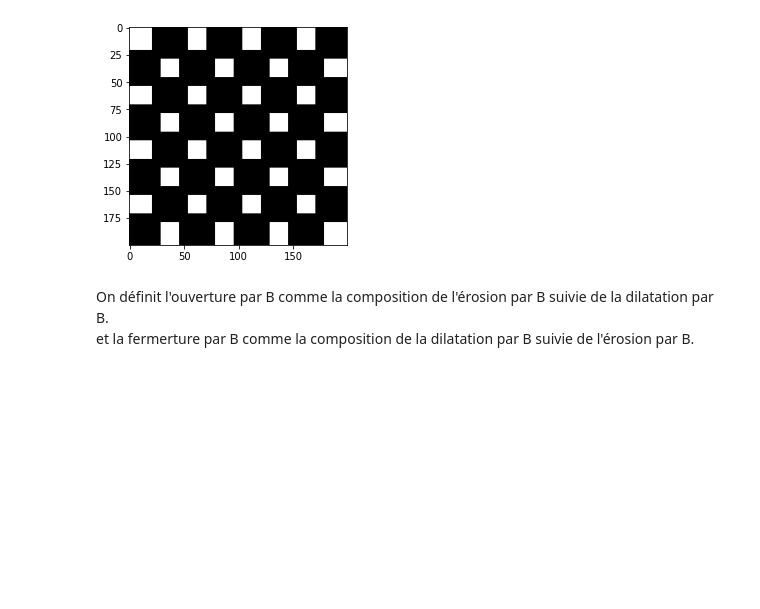
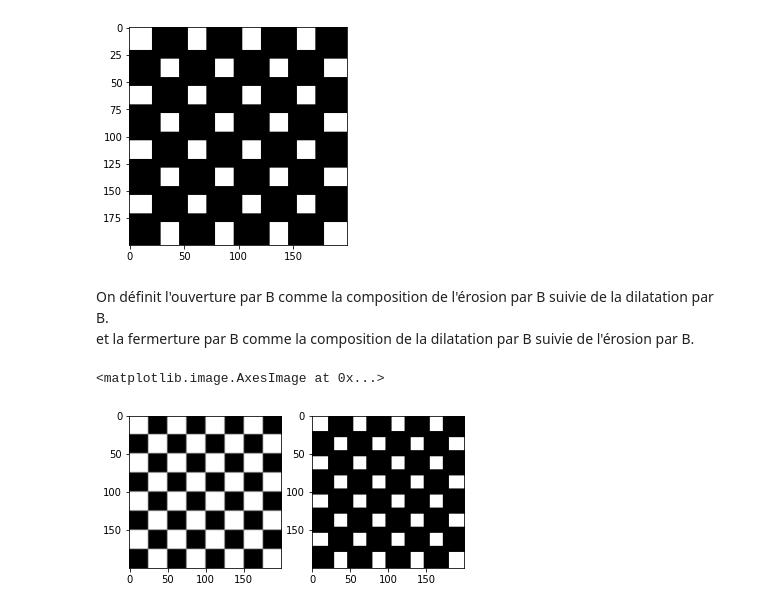
Before and after one commit to datacorner/les-tutos-datacorner.fr, a Jupyter notebook: computer-vision/image-processing/image-processing-5.ipynb, the cells around one changed output. Cells and saved outputs as stored; diff of their text form; code cells hidden in the pictures; blank space fills up the shorter version.

```diff
--- a/computer-vision/image-processing/image-processing-5.ipynb
+++ b/computer-vision/image-processing/image-processing-5.ipynb
@@ -102,3 +103,11 @@ imshow(erosion, cmap=get_cmap('gray'))
 # %% [markdown]
 On définit l'ouverture par B comme la composition de l'érosion par B suivie de la dilatation par B.
 et la fermerture par B comme la composition de la dilatation par B suivie de l'érosion par B.
+# %%
+import matplotlib.pyplot as plt
+_, axes = plt.subplots(ncols=2)
+axes[0].imshow(data.checkerboard() , cmap=plt.get_cmap('gray'))
+axes[1].imshow(erosion, cmap=plt.get_cmap('gray'))
+# %% [output]
+<matplotlib.image.AxesImage at 0x...>
+[figure, added]
```
Also changed, not shown: parts of 4 cells of this notebook, 1 other file.
